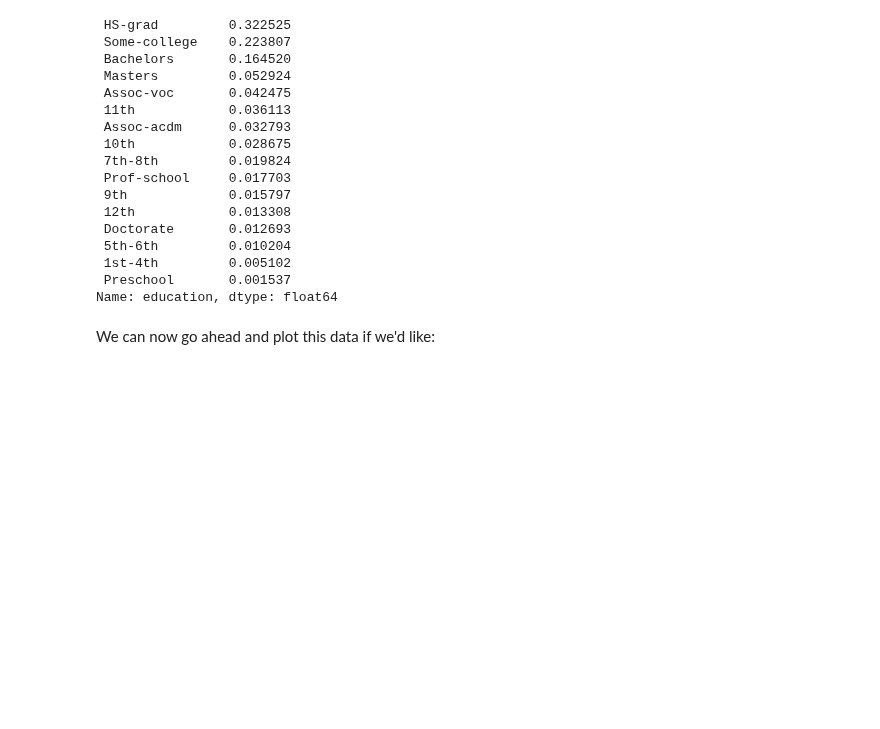
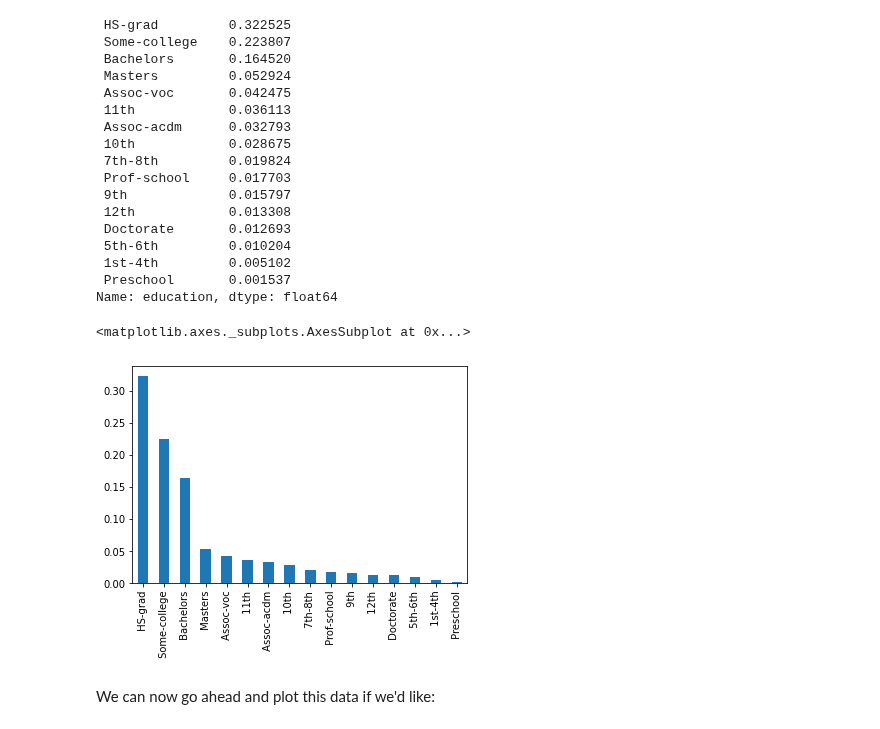
Before and after one commit to lermana/python_fundamentals, a Jupyter notebook: basics/pandas_basics.ipynb, the cells around one changed output. Cells and saved outputs as stored; diff of their text form; code cells hidden in the pictures; blank space fills up the shorter version.

```diff
--- a/basics/pandas_basics.ipynb
+++ b/basics/pandas_basics.ipynb
@@ -293,6 +356,11 @@ data.education.value_counts(normalize=True)
  1st-4th         0.005102
  Preschool       0.001537
 Name: education, dtype: float64
+# %%
+data.education.value_counts(normalize=True).plot.bar()
+# %% [output]
+<matplotlib.axes._subplots.AxesSubplot at 0x...>
+[figure, added]
 # %% [markdown]
 We can now go ahead and plot this data if we'd like:
 # %%
```
Also changed, not shown: parts of 16 cells of this notebook, 2 other files.
